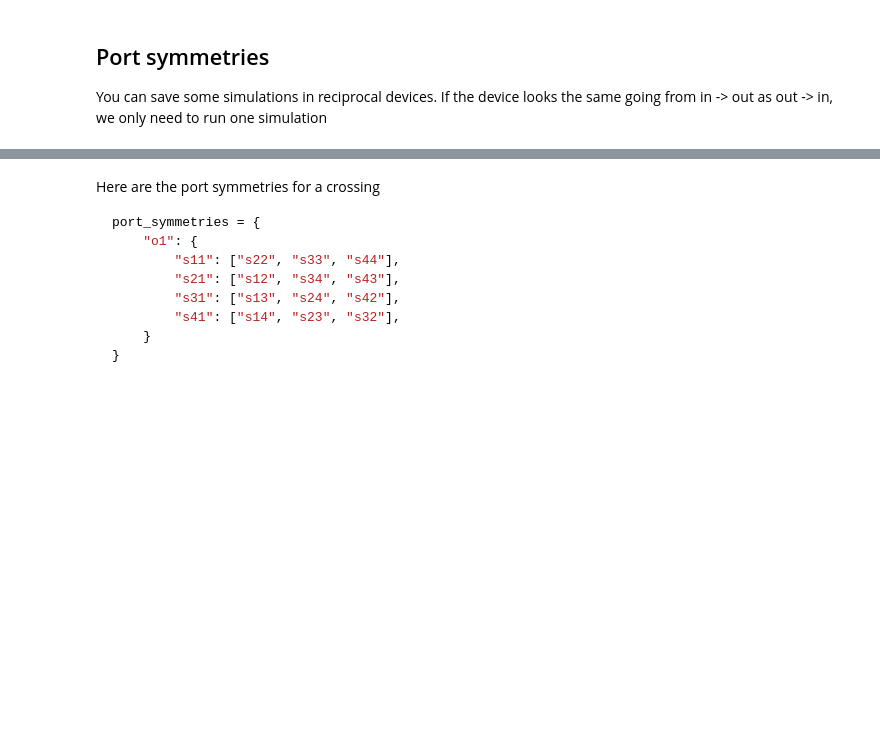
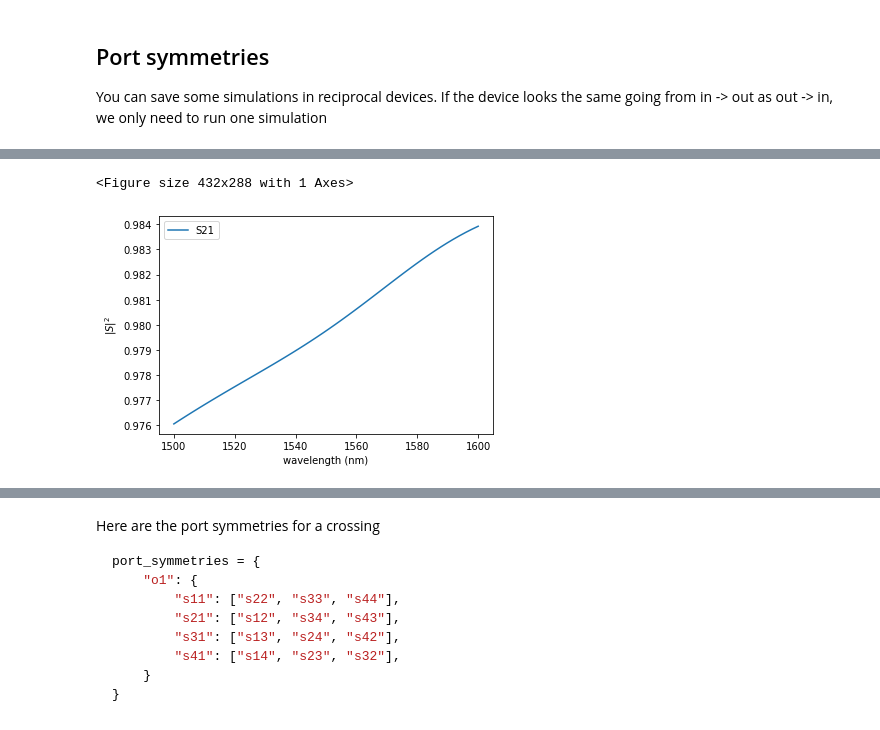
Before and after one commit to gdsfactory/ubc, a Jupyter notebook: docs/notebooks/13_sim_plugins.ipynb, the cells around one changed output, grey strips where cells are left out. Cells and saved outputs as stored; diff of their text form; code cells hidden in the pictures; blank space fills up the shorter version.

```diff
--- a/docs/notebooks/13_sim_plugins.ipynb
+++ b/docs/notebooks/13_sim_plugins.ipynb
@@ -131,3 +184,6 @@ gf.simulation.plot.plot_sparameters(df)
 # %%
-gf.simulation.plot.plot_sparameters(df, keys=("s21m",), logscale=False)
+gf.simulation.plot.plot_sparameters(df, keys=("s21m",), logscale=False, with_simpler_input_keys=True)
+# %% [output]
+<Figure size 432x288 with 1 Axes>
+[figure, added]
 # %%
```
Also changed, not shown: parts of 57 cells of this notebook, 16 other files.
